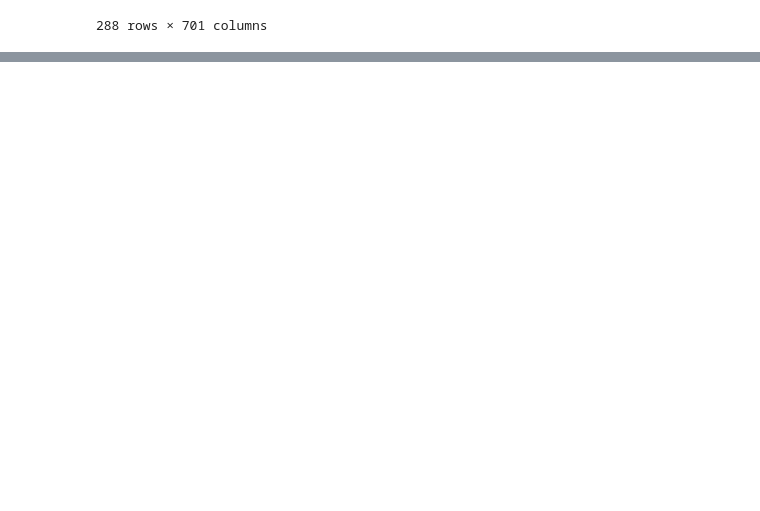
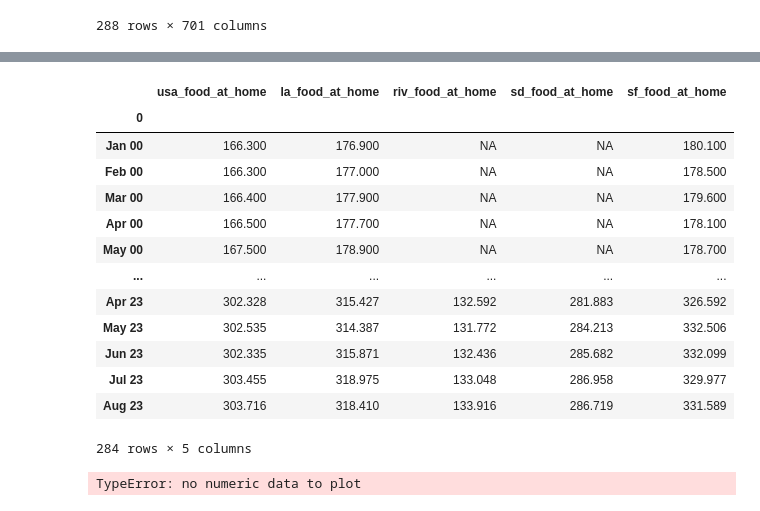
Before and after one commit to BeccaBenn/grocery_inflation, a Jupyter notebook: Max/CPI_Expenditure_Detail.ipynb, the cells around one changed output, grey strips where cells are left out. Cells and saved outputs as stored; diff of their text form; code cells hidden in the pictures; blank space fills up the shorter version.

```diff
--- a/Max/CPI_Expenditure_Detail.ipynb
+++ b/Max/CPI_Expenditure_Detail.ipynb
@@ -127,0 +120,35 @@ california = 'cal'
+# %%
+col_list = ['usa_food_at_home','la_food_at_home','riv_food_at_home','sd_food_at_home','sf_food_at_home']
+
+expenditure_df.columns = col_list
+# %%
+expenditure_df = expenditure_df.drop(expenditure_df.index[-4:])
+
+expenditure_df
+# %% [output]
+|  | usa_food_at_home | la_food_at_home | riv_food_at_home | sd_food_at_home | sf_food_at_home |
+| 0 |  |  |  |  |  |
+| Jan 00 | 166.300 | 176.900 | NA | NA | 180.100 |
+| Feb 00 | 166.300 | 177.000 | NA | NA | 178.500 |
+| Mar 00 | 166.400 | 177.900 | NA | NA | 179.600 |
+| Apr 00 | 166.500 | 177.700 | NA | NA | 178.100 |
+| May 00 | 167.500 | 178.900 | NA | NA | 178.700 |
+| ... | ... | ... | ... | ... | ... |
+| Apr 23 | 302.328 | 315.427 | 132.592 | 281.883 | 326.592 |
+| May 23 | 302.535 | 314.387 | 131.772 | 284.213 | 332.506 |
+| Jun 23 | 302.335 | 315.871 | 132.436 | 285.682 | 332.099 |
+| Jul 23 | 303.455 | 318.975 | 133.048 | 286.958 | 329.977 |
+| Aug 23 | 303.716 | 318.410 | 133.916 | 286.719 | 331.589 |
+284 rows × 5 columns
+# %%
+expenditure_df.plot(kind='line', marker='o', figsize=(10, 6))
+
+plt.title('Yearly CPI Expenditure')
+plt.xlabel('Year')
+plt.ylabel('CPI-U')
+plt.legend(title='Region')
+
+
+plt.show()
+# %% [output]
+TypeError: no numeric data to plot
```
Also changed, not shown: parts of 4 cells of this notebook, 1 other file.
